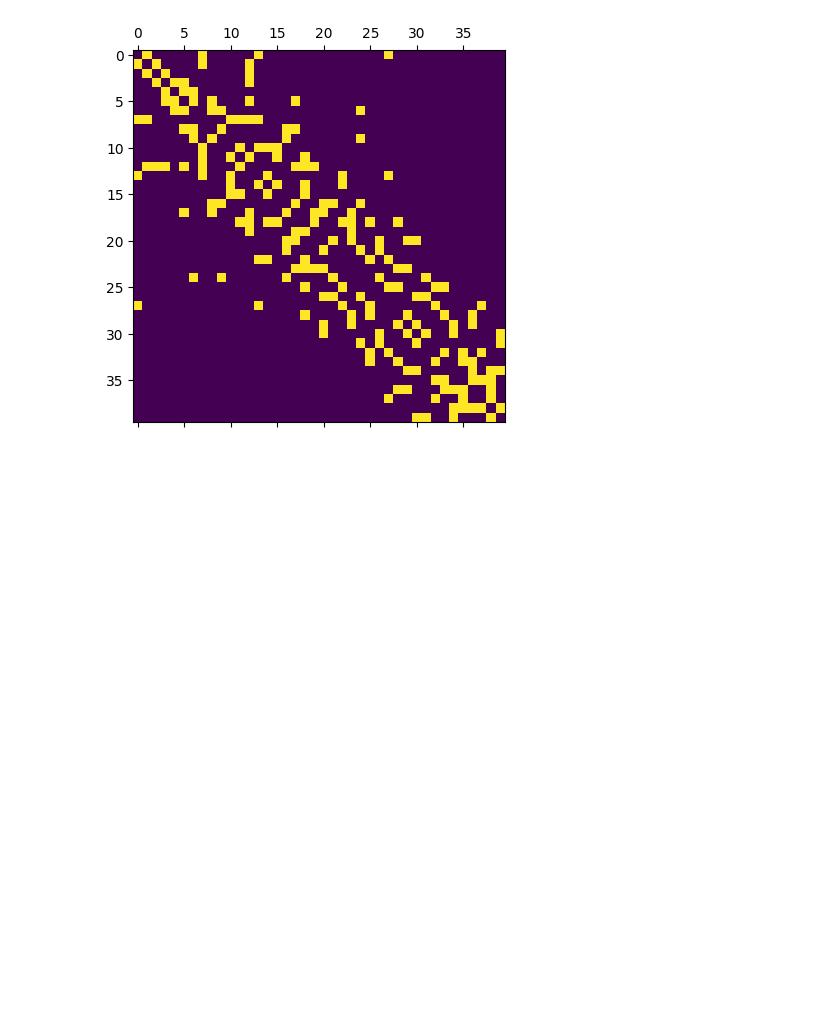
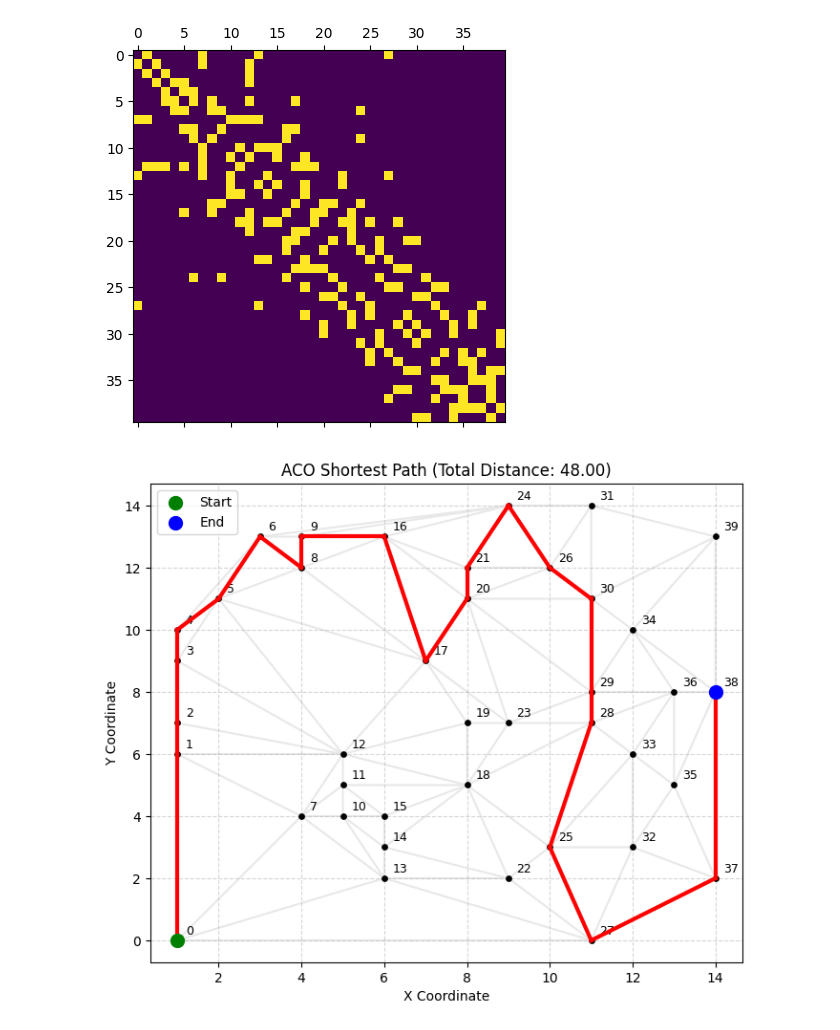
Before and after one commit to craftiggn/UW_ComputerModeling, a Jupyter notebook: 05_ants.ipynb, the cells around one changed output. Saved outputs shown, nothing was run; the diff lists cells and outputs as text; code cells hidden in the pictures; blank space fills up the shorter version.

```diff
--- a/05_ants.ipynb
+++ b/05_ants.ipynb
@@ -279,7 +279,7 @@ def plot_shortest_path(points, simplices, best_path, best_dist, title="ACO Short
 # --- Simulation Parameters ---
 ALPHA = 1
 BETA = 1
-Q = 1
+Q = 0.5
 RO = 0.5
 # EPSILON removed entirely
 
@@ -346,34 +346,36 @@ def run_simulation(start_end, batch_count, connection_matrix, weight_matrix, dis
                 batch_records.append((tour_distance, path))
                 # Update Global Best if this ant found a shorter route
                 if tour_distance < global_best_dist:
                     global_best_dist = tour_distance
                     global_best_path = path
 
         # 1. Evaporation
         pheromone_matrix *= RO
 
         # 2. Regular Deposit + Calculate sum for Elite bonus
         current_batch_sum = 0
         for tour_distance, path in batch_records:
             deposit_amount = Q / tour_distance
             current_batch_sum += deposit_amount
             for p1, p2 in path:
                 pheromone_matrix[p1, p2] += deposit_amount
                 pheromone_matrix[p2, p1] += deposit_amount
 
         # 3. Elitist Enforcement
         if global_best_path:
             elite_deposit = current_batch_sum * ELITE_FACTOR
             for p1, p2 in global_best_path:
                 pheromone_matrix[p1, p2] += elite_deposit
                 pheromone_matrix[p2, p1] += elite_deposit
 
     # Return the actual path and distance so we can plot it
     return global_best_path, global_best_dist
 
 # To run:
-best_path, best_distance = run_simulation((0,39), 23, connection_matrix, weight_matrix, distance_matrix, pheromone_matrix)
+best_path, best_distance = run_simulation((0,38), 23, connection_matrix, weight_matrix, distance_matrix, pheromone_matrix)
 plot_shortest_path(points, simplices, best_path, best_distance)
+# %% [output]
+[figure, added]
 # %%
 ALPHA = 1
 BETA = 1
```
Also changed, not shown: parts of 1 cell of this notebook.
